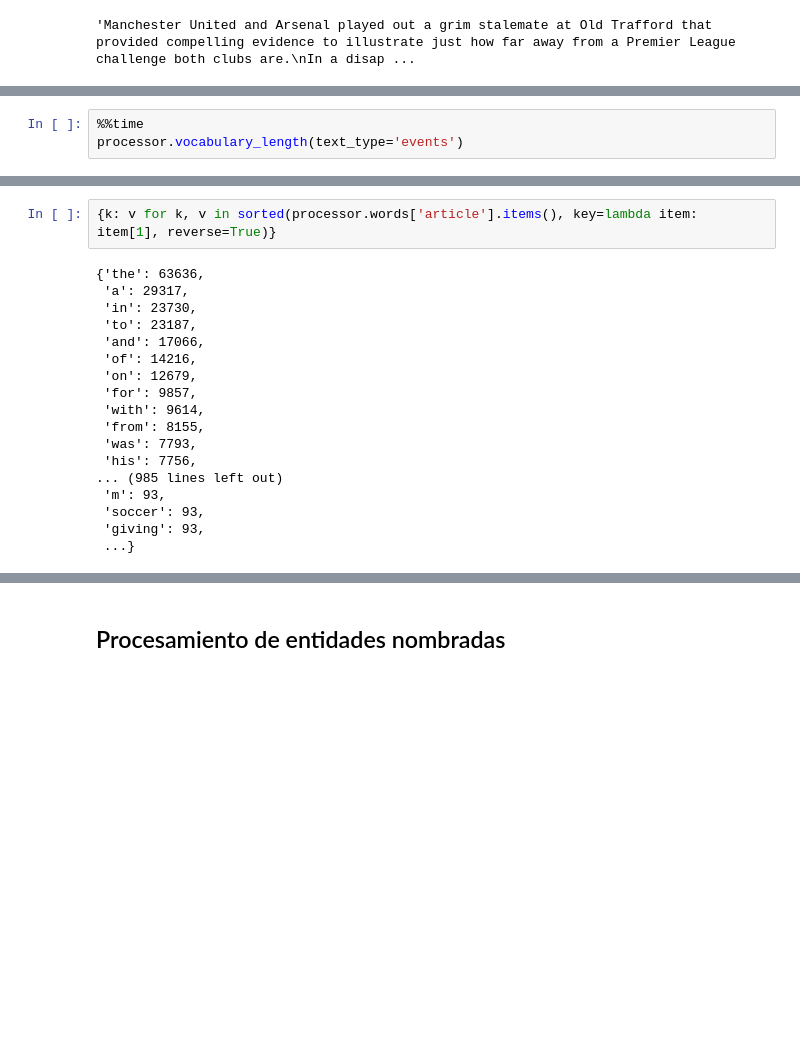
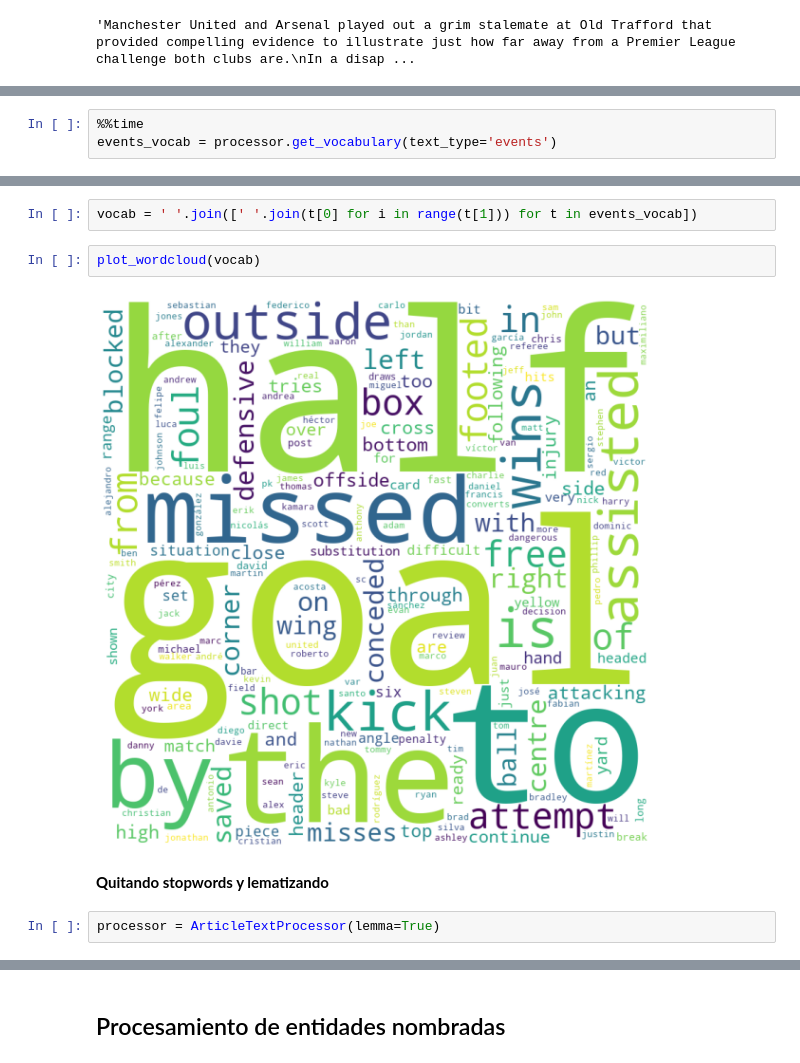
Before and after one commit to gscharly/master_ds_tfm, a Jupyter notebook: analysis/article_vocabulary.ipynb, the cells around one changed output, grey strips where cells are left out. Cells and saved outputs as stored; diff of their text form; blank space fills up the shorter version.

```diff
--- a/analysis/article_vocabulary.ipynb
+++ b/analysis/article_vocabulary.ipynb
@@ -88,4 +115,4 @@ len(processor.words['article'])
 # %%
 %%time
-processor.vocabulary_length(text_type='events')
+events_vocab = processor.get_vocabulary(text_type='events')
 # %% [output]
@@ -152,20 +121,10 @@ plt.show()
-# %%
-{k: v for k, v in sorted(processor.words['article'].items(), key=lambda item: item[1], reverse=True)}
-# %% [output]
-{'the': 63636,
- 'a': 29317,
- 'in': 23730,
- 'to': 23187,
- 'and': 17066,
- 'of': 14216,
- 'on': 12679,
- 'for': 9857,
- 'with': 9614,
- 'from': 8155,
- 'was': 7793,
- 'his': 7756,
-... (985 lines left out)
- 'm': 93,
- 'soccer': 93,
- 'giving': 93,
- ...}
+# %%
+vocab = ' '.join([' '.join(t[0] for i in range(t[1])) for t in events_vocab])
+# %%
+plot_wordcloud(vocab)
+# %% [output]
+[figure, added]
+# %% [markdown]
+__Quitando stopwords y lematizando__
+# %%
+processor = ArticleTextProcessor(lemma=True)
```
Also changed, not shown: parts of 29 cells of this notebook, 13 other files.
